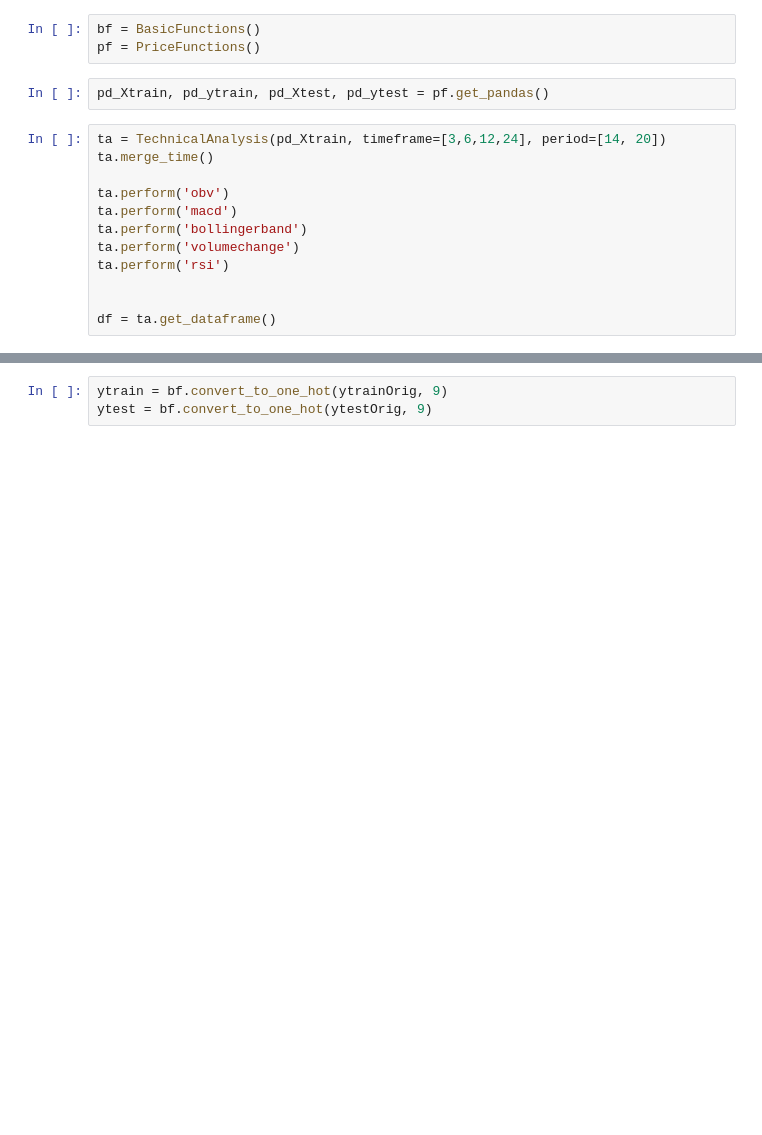
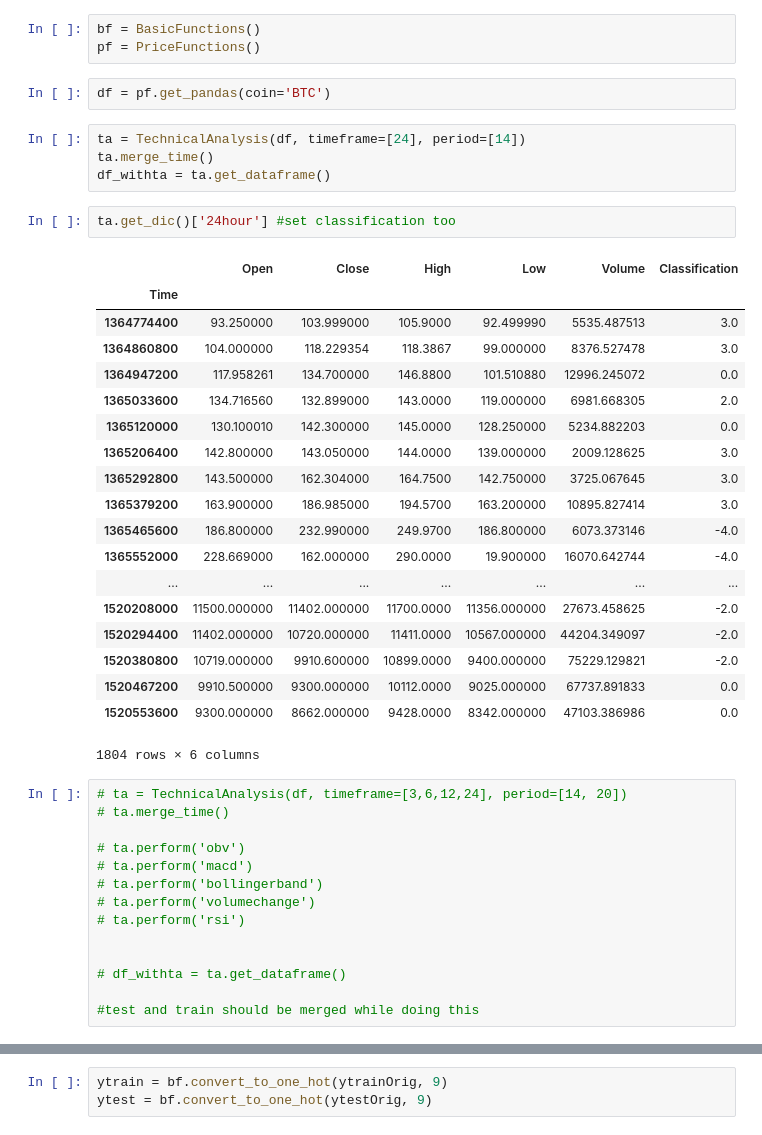
Before and after one commit to warproxxx/CryptoPredictor, a Jupyter notebook: CryptoPredictor/TensorFlow.ipynb, the cells around one changed output, grey strips where cells are left out. Cells and saved outputs as stored; diff of their text form; blank space fills up the shorter version.

```diff
--- a/CryptoPredictor/TensorFlow.ipynb
+++ b/CryptoPredictor/TensorFlow.ipynb
@@ -11,17 +11,45 @@ import tensorflow as tf
 # %%
 bf = BasicFunctions()
 pf = PriceFunctions()
-# %%
-pd_Xtrain, pd_ytrain, pd_Xtest, pd_ytest = pf.get_pandas()
+# %%
+df = pf.get_pandas(coin='BTC')
+# %%
+ta = TechnicalAnalysis(df, timeframe=[24], period=[14])
+ta.merge_time()
+df_withta = ta.get_dataframe()
+# %%
+ta.get_dic()['24hour'] #set classification too
+# %% [output]
+|  | Open | Close | High | Low | Volume | Classification |
+| Time |  |  |  |  |  |  |
+| 1364774400 | 93.250000 | 103.999000 | 105.9000 | 92.499990 | 5535.487513 | 3.0 |
+| 1364860800 | 104.000000 | 118.229354 | 118.3867 | 99.000000 | 8376.527478 | 3.0 |
+| 1364947200 | 117.958261 | 134.700000 | 146.8800 | 101.510880 | 12996.245072 | 0.0 |
+| 1365033600 | 134.716560 | 132.899000 | 143.0000 | 119.000000 | 6981.668305 | 2.0 |
+| 1365120000 | 130.100010 | 142.300000 | 145.0000 | 128.250000 | 5234.882203 | 0.0 |
+| 1365206400 | 142.800000 | 143.050000 | 144.0000 | 139.000000 | 2009.128625 | 3.0 |
+| 1365292800 | 143.500000 | 162.304000 | 164.7500 | 142.750000 | 3725.067645 | 3.0 |
+| 1365379200 | 163.900000 | 186.985000 | 194.5700 | 163.200000 | 10895.827414 | 3.0 |
+| 1365465600 | 186.800000 | 232.990000 | 249.9700 | 186.800000 | 6073.373146 | -4.0 |
+| 1365552000 | 228.669000 | 162.000000 | 290.0000 | 19.900000 | 16070.642744 | -4.0 |
+| ... | ... | ... | ... | ... | ... | ... |
+| 1520208000 | 11500.000000 | 11402.000000 | 11700.0000 | 11356.000000 | 27673.458625 | -2.0 |
+| 1520294400 | 11402.000000 | 10720.000000 | 11411.0000 | 10567.000000 | 44204.349097 | -2.0 |
+| 1520380800 | 10719.000000 | 9910.600000 | 10899.0000 | 9400.000000 | 75229.129821 | -2.0 |
+| 1520467200 | 9910.500000 | 9300.000000 | 10112.0000 | 9025.000000 | 67737.891833 | 0.0 |
+| 1520553600 | 9300.000000 | 8662.000000 | 9428.0000 | 8342.000000 | 47103.386986 | 0.0 |
+1804 rows × 6 columns
 # %%
-ta = TechnicalAnalysis(pd_Xtrain, timeframe=[3,6,12,24], period=[14, 20])
-ta.merge_time()
+# ta = TechnicalAnalysis(df, timeframe=[3,6,12,24], period=[14, 20])
+# ta.merge_time()
 
-ta.perform('obv')
-ta.perform('macd')
-ta.perform('bollingerband')
-ta.perform('volumechange')
-ta.perform('rsi')
+# ta.perform('obv')
+# ta.perform('macd')
+# ta.perform('bollingerband')
+# ta.perform('volumechange')
+# ta.perform('rsi')
 
 
-df = ta.get_dataframe()
+# df_withta = ta.get_dataframe()
+
+#test and train should be merged while doing this
```
Also changed, not shown: parts of 8 cells of this notebook, 16 other files.
